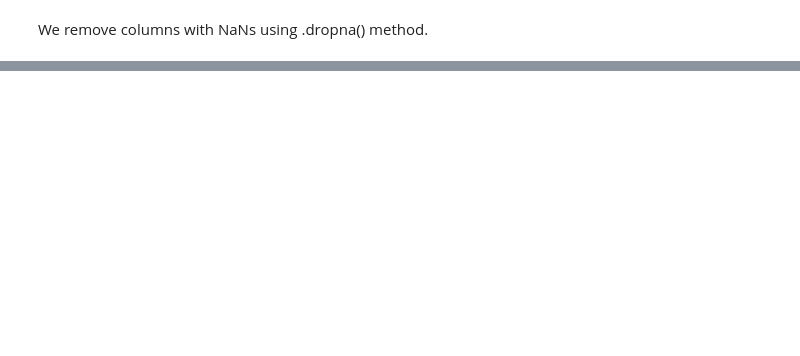
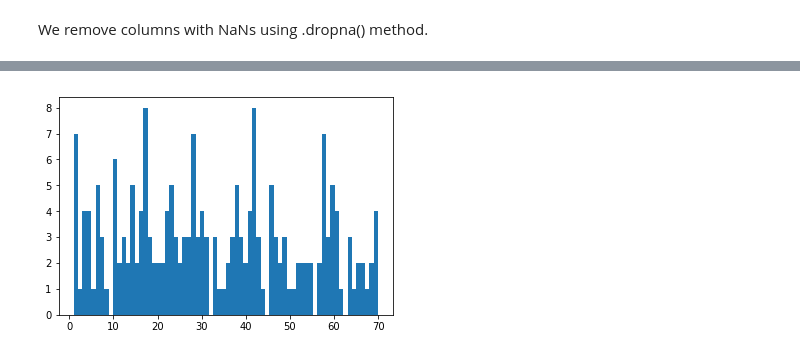
Before and after one commit to shatskikh/lottery, a Jupyter notebook: Lottery Data.ipynb, the cells around one changed output, grey strips where cells are left out. Saved outputs shown, nothing was run; the diff lists cells and outputs as text; code cells hidden in the pictures; blank space fills up the shorter version.

```diff
--- a/Lottery Data.ipynb
+++ b/Lottery Data.ipynb
@@ -157,0 +168,5 @@ plt.show()
+# %%
+plt.hist(balls, bins = 70)
+plt.show()
+# %% [output]
+[figure, added]
```
Also changed, not shown: parts of 22 cells of this notebook, 1 other file.
